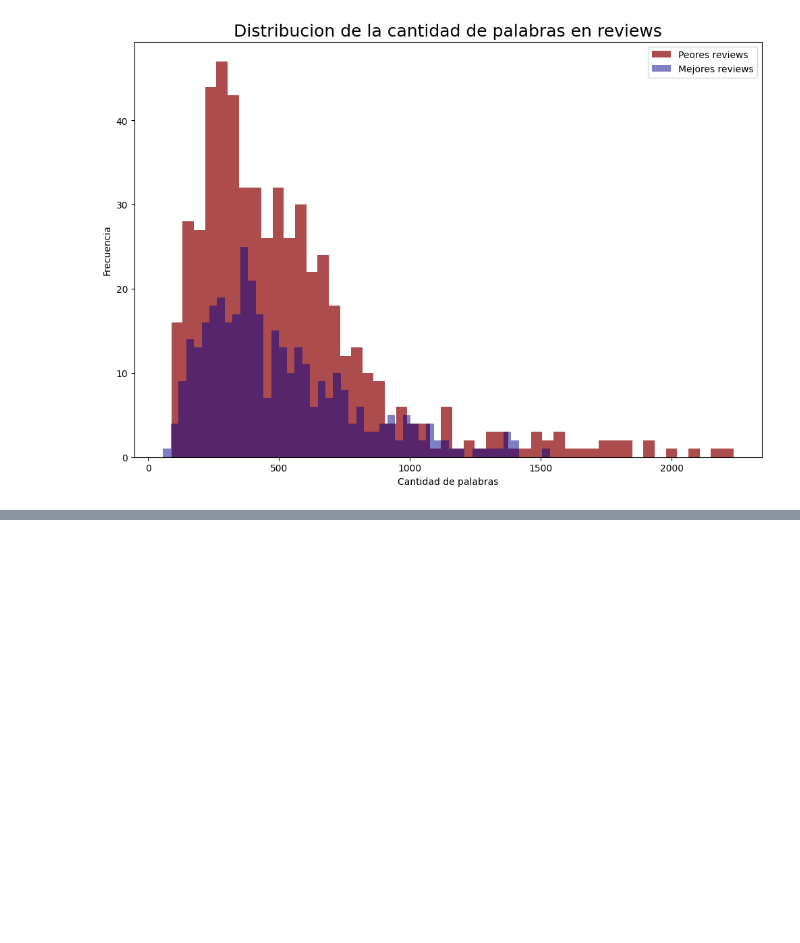
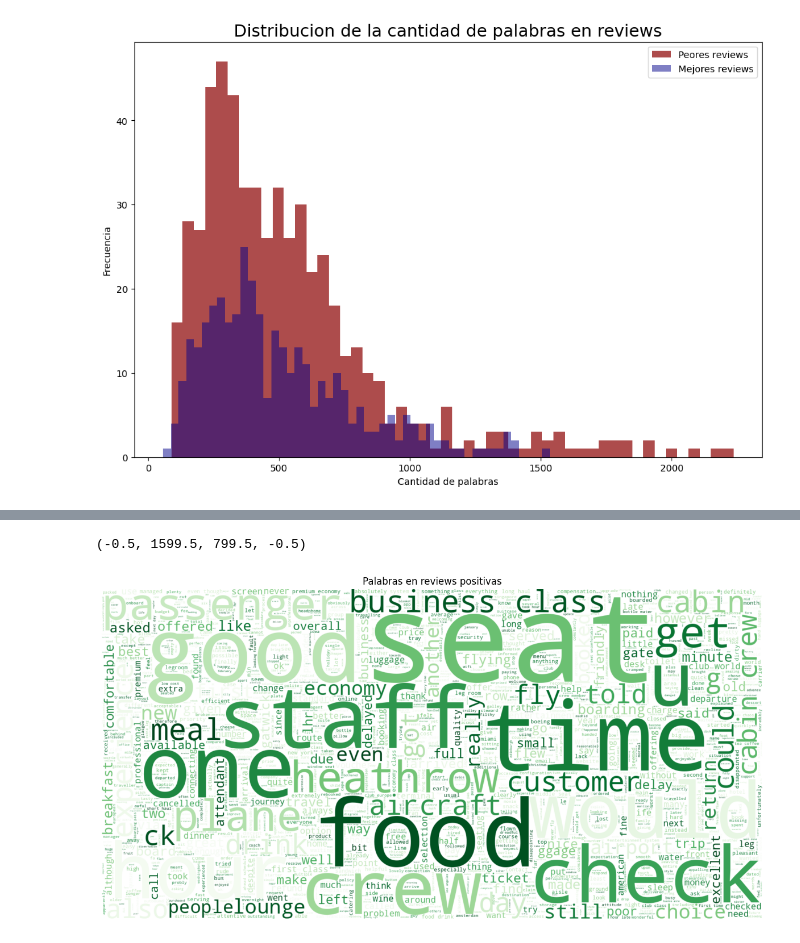
Before and after one commit to agalarza768/TP1-Orga_de_datos, a Jupyter notebook: TP_Orga.ipynb, the cells around one changed output, grey strips where cells are left out. Drawn from its saved outputs; the diff is of its cells as text; code cells hidden in the pictures; blank space fills up the shorter version.

Commit message:
Agrego plots de las palabras mas frecuencias en reseñas buenas y malas

```diff
--- a/TP_Orga.ipynb
+++ b/TP_Orga.ipynb
@@ -695,0 +709,5 @@ plt.show()
+# %%
+words_best = " ".join(best_reviews['comments'].str.lower())
+
+palabras = words_best.split()
+pd.Series(palabras).value_counts().to_frame().head(15)
@@ -695,0 +731,5 @@ plt.show()
+# %%
+words_worst = " ".join(worst_reviews['comments'].str.lower())
+
+palabras = words_worst.split()
+pd.Series(palabras).value_counts().to_frame().head(15)
@@ -695,0 +755,6 @@ plt.show()
+# %%
+palabras_irrelevantes = ['flight','ba','london','british','airline','airway','service']   #Palabras que no aportan al analisis
+
+for palabra in palabras_irrelevantes:
+  words_worst = words_worst.replace(palabra, '')
+  words_best = words_best.replace(palabra, '')
@@ -695,0 +803,10 @@ plt.show()
+# %%
+plt.figure(figsize=(15,15))
+wordcloud = WordCloud(background_color="white", stopwords=stopwords, max_words=2000, max_font_size=300,  width=1600, height=800)
+wordcloud.generate(words_best)
+plt.imshow(wordcloud.recolor(colormap='Greens' , random_state=17), interpolation="bilinear")
+plt.title('Palabras en reviews positivas')
+plt.axis('off')
+# %% [output]
+(-0.5, 1599.5, 799.5, -0.5)
+[figure, added]
```
Also changed, not shown: parts of 13 cells of this notebook.
